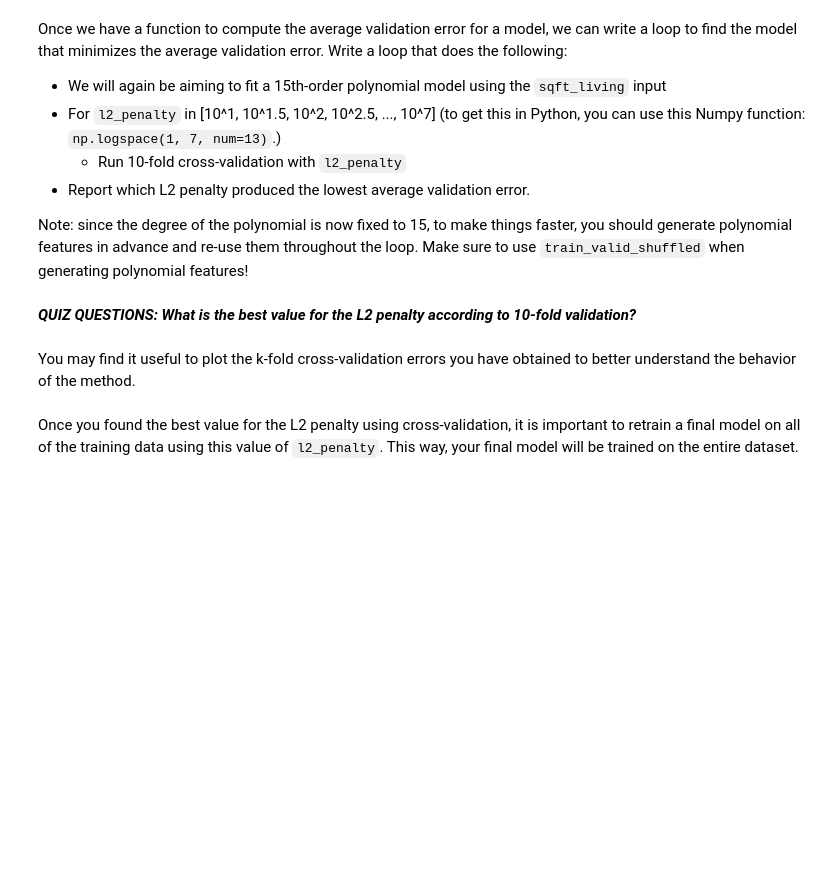
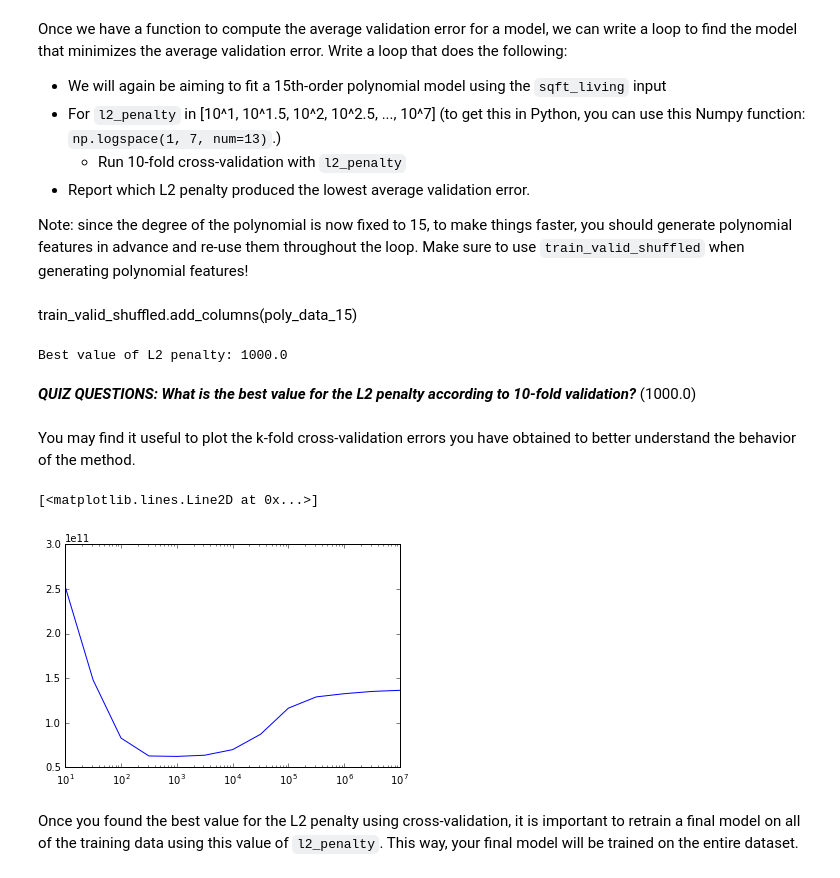
Before and after one commit to chauhraj/mooc, a Jupyter notebook: uw-regression/week4/week-4-ridge-regression-assignment-1-blank.ipynb, the cells around one changed output. Drawn from its saved outputs; the diff is of its cells as text; code cells hidden in the pictures; blank space fills up the shorter version.

```diff
--- a/uw-regression/week4/week-4-ridge-regression-assignment-1-blank.ipynb
+++ b/uw-regression/week4/week-4-ridge-regression-assignment-1-blank.ipynb
@@ -431,5 +425,3 @@ print first_two.append(last_two)
 [4 rows x 21 columns]
 # %% [markdown]
 Extract the remainder of the data after *excluding* fourth segment (segment 3) and assign the subset to `train4`.
-# %%
-train4 = train_valid_shuffled[0:start].append(train_valid_shuffled[end+1:len(train_valid_shuffled)])
@@ -449,17 +443,18 @@ Now we are ready to implement k-fold cross-validation. Write a function that com
   * Train a linear model using training set just formed, with a given l2_penalty
   * Compute validation error using validation set just formed
 # %%
-def k_fold_cross_validation(k, l2_penalty, data, output_name, features_list):
+def compute_avg_validation_error(k, l2_penalty, data, features_list, output_name = 'price'):
+    errors = np.empty(k)
     for i in xrange(k):
-        (start, end, validation) = extract_kth_segment(data, i)
-        train = data[0:start].append(data[end+1:len(data)])
+        (train, validation) = extract_kth_fold_segments(data, i, k)
         m = graphlab.linear_regression.create(train,
                                           target = output_name,
                                           features = features_list,
                                           l2_penalty = l2_penalty,
                                           validation_set = None, verbose= False)
         results = m.predict(validation)
-        errors = np.sqrt((validation['price'] - results)^2)
+        errors[i] = np.mean( np.square (validation[output_name] - results) )
+    return np.mean(errors)
 # %% [markdown]
 Once we have a function to compute the average validation error for a model, we can write a loop to find the model that minimizes the average validation error. Write a loop that does the following:
 * We will again be aiming to fit a 15th-order polynomial model using the `sqft_living` input
@@ -468,12 +463,34 @@ Once we have a function to compute the average validation error for a model, we
 * Report which L2 penalty produced the lowest average validation error.
 
 Note: since the degree of the polynomial is now fixed to 15, to make things faster, you should generate polynomial features in advance and re-use them throughout the loop. Make sure to use `train_valid_shuffled` when generating polynomial features!
+# %%
+poly_data_15 = polynomial_sframe(train_valid_shuffled['sqft_living'], degree = 15)
+# %% [markdown]
+train_valid_shuffled.add_columns(poly_data_15)
+# %%
+lamb = np.logspace(1, 7, num = 13)
+errors = np.empty(np.size(lamb))
+for idx, l in enumerate(lamb):
+    errors[idx] = compute_avg_validation_error(k = 10,
+                                               l2_penalty = l,
+                                               data = train_valid_shuffled,
+                                               features_list = poly_data_15.column_names())
+
+min_idx = np.argmin(errors)
+print "Best value of L2 penalty:", lamb[min_idx]
+# %% [output]
+Best value of L2 penalty: 1000.0
 # %% [markdown]
-***QUIZ QUESTIONS:  What is the best value for the L2 penalty according to 10-fold validation?***
+***QUIZ QUESTIONS:  What is the best value for the L2 penalty according to 10-fold validation?*** (1000.0)
 # %% [markdown]
 You may find it useful to plot the k-fold cross-validation errors you have obtained to better understand the behavior of the method.
 # %%
 # Plot the l2_penalty values in the x axis and the cross-validation error in the y axis.
 # Using plt.xscale('log') will make your plot more intuitive.
+plt.xscale('log')
+plt.plot(lamb, errors)
+# %% [output]
+[<matplotlib.lines.Line2D at 0x...>]
+[figure, added]
 # %% [markdown]
 Once you found the best value for the L2 penalty using cross-validation, it is important to retrain a final model on all of the training data using this value of `l2_penalty`.  This way, your final model will be trained on the entire dataset.
```
Also changed, not shown: parts of 6 cells of this notebook, 12 other files.
